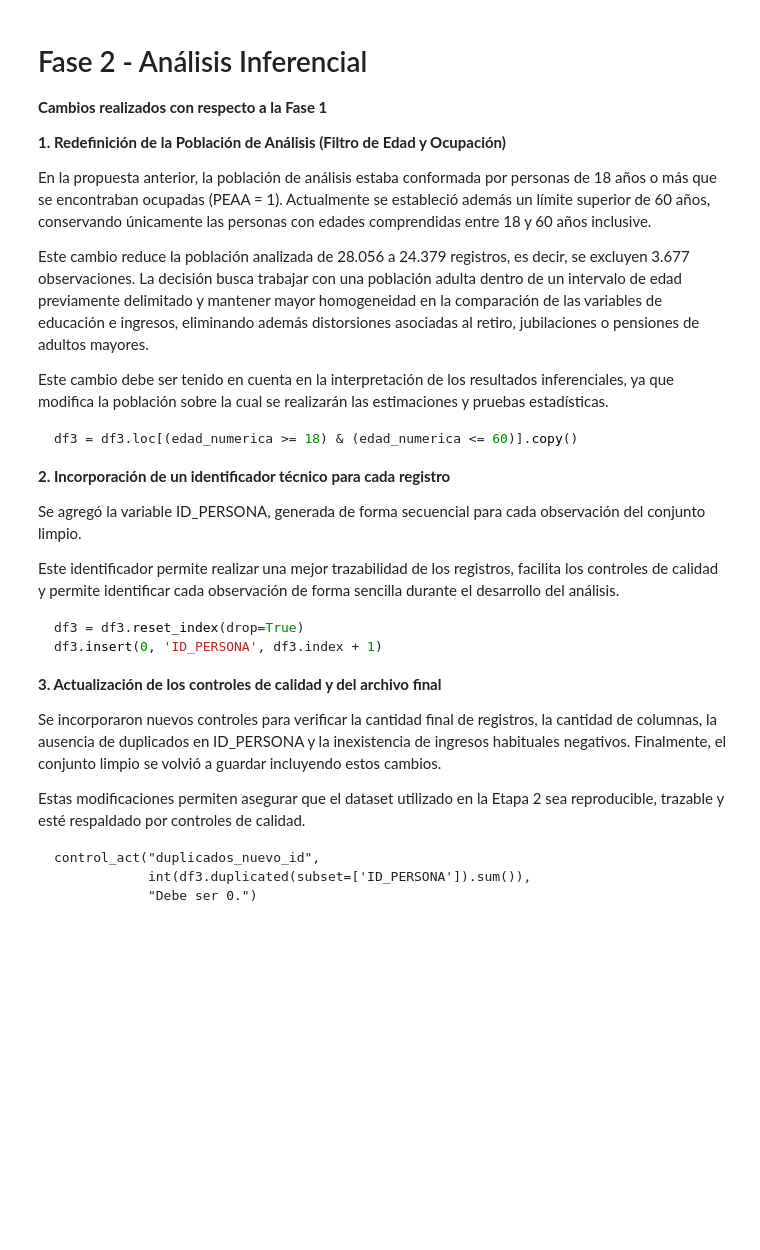
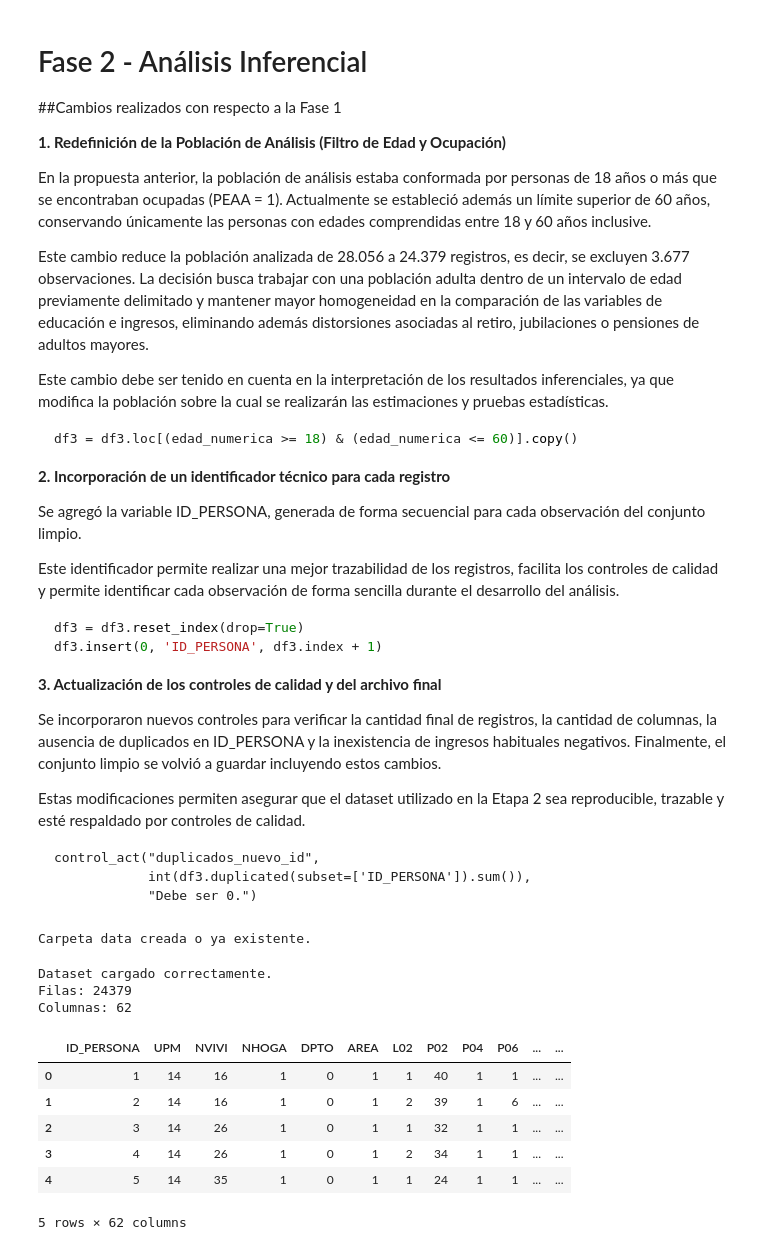
Before and after one commit to fiomusmeci-rgb/Proyecto_DataScience, a Jupyter notebook: notebooks/Fase2_DataScience_Torres_Musmeci_Roman.ipynb, the cells around one changed output. Drawn from its saved outputs; the diff is of its cells as text; code cells hidden in the pictures; blank space fills up the shorter version.

````diff
--- a/notebooks/Fase2_DataScience_Torres_Musmeci_Roman.ipynb
+++ b/notebooks/Fase2_DataScience_Torres_Musmeci_Roman.ipynb
@@ -1,6 +1,6 @@
 # %% [markdown]
 # Fase 2 - Análisis  Inferencial
-**Cambios realizados con respecto a la Fase 1**
+##Cambios realizados con respecto a la Fase 1
 
 **1. Redefinición de la Población de Análisis (Filtro de Edad y Ocupación)**
 
@@ -36,3 +36,37 @@ control_act("duplicados_nuevo_id",
             int(df3.duplicated(subset=['ID_PERSONA']).sum()),
             "Debe ser 0.")
 ```
+# %%
+import pandas as pd
+from pathlib import Path
+
+# Crear carpeta data si no existe
+DATA_DIR = Path("data")
+DATA_DIR.mkdir(exist_ok=True)
+
+print("Carpeta data creada o ya existente.")
+# %% [output]
+Carpeta data creada o ya existente.
+# %%
+#Leer el dataset limpio (tiene que estar agregado en la carpeta)
+ruta_dataset = DATA_DIR / "EPHC_2025_limpia.csv"
+
+df = pd.read_csv(ruta_dataset)
+
+print("Dataset cargado correctamente.")
+print("Filas:", df.shape[0])
+print("Columnas:", df.shape[1])
+# %% [output]
+Dataset cargado correctamente.
+Filas: 24379
+Columnas: 62
+# %%
+df.head()
+# %% [output]
+|  | ID_PERSONA | UPM | NVIVI | NHOGA | DPTO | AREA | L02 | P02 | P04 | P06 | ... | ... |
+| 0 | 1 | 14 | 16 | 1 | 0 | 1 | 1 | 40 | 1 | 1 | ... | ... |
+| 1 | 2 | 14 | 16 | 1 | 0 | 1 | 2 | 39 | 1 | 6 | ... | ... |
+| 2 | 3 | 14 | 26 | 1 | 0 | 1 | 1 | 32 | 1 | 1 | ... | ... |
+| 3 | 4 | 14 | 26 | 1 | 0 | 1 | 2 | 34 | 1 | 1 | ... | ... |
+| 4 | 5 | 14 | 35 | 1 | 0 | 1 | 1 | 24 | 1 | 1 | ... | ... |
+5 rows × 62 columns
````
Also changed, not shown: parts of 15 cells of this notebook.
